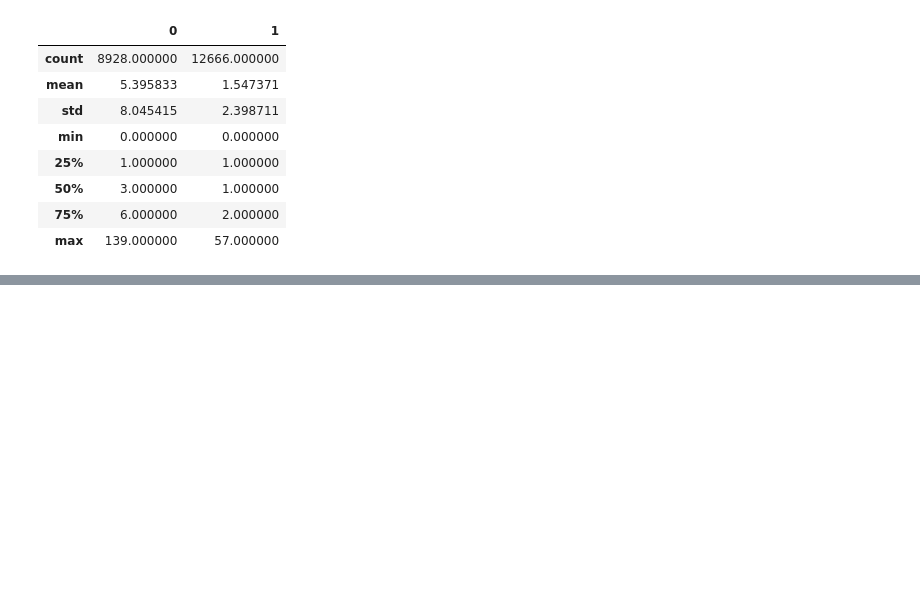
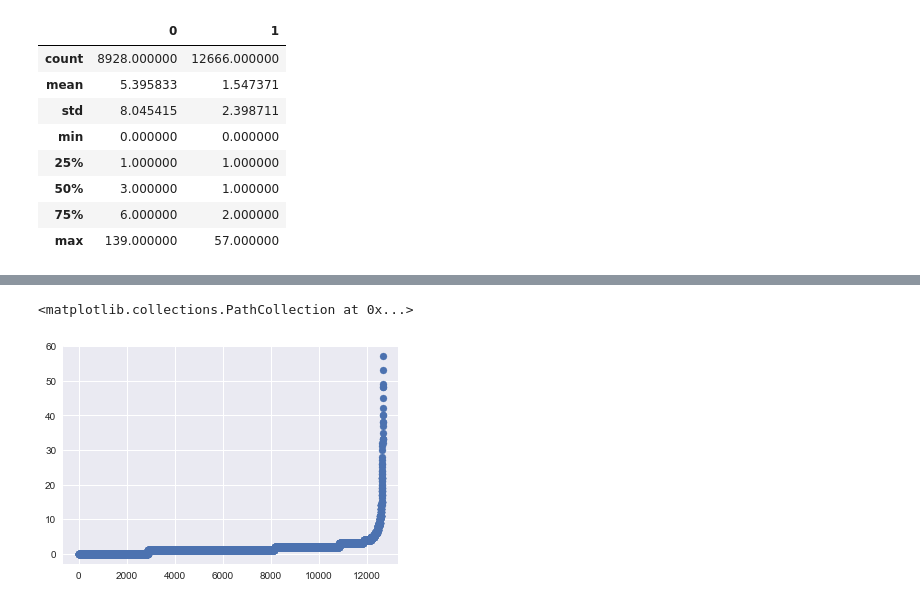
Before and after one commit to babinyurii/apobec, a Jupyter notebook: apobec_counting_mutation_rate.ipynb, the cells around one changed output, grey strips where cells are left out. Saved outputs shown, nothing was run; the diff lists cells and outputs as text; code cells hidden in the pictures; blank space fills up the shorter version.

```diff
--- a/apobec_counting_mutation_rate.ipynb
+++ b/apobec_counting_mutation_rate.ipynb
@@ -245,0 +250,3 @@ df.describe()
+# %%
+df['band_snp0'] = pd.cut(df[0], 5)
+df['band_snp1'] = pd.cut(df[1], 5)
@@ -245,0 +277,8 @@ df.describe()
+# %%
+sample_1 = df[1].tolist()
+sample_1.sort()
+# %%
+plt.scatter(range(0, len(sample_1)), sample_1)
+# %% [output]
+<matplotlib.collections.PathCollection at 0x...>
+[figure, added]
```
Also changed, not shown: parts of 20 cells of this notebook.
